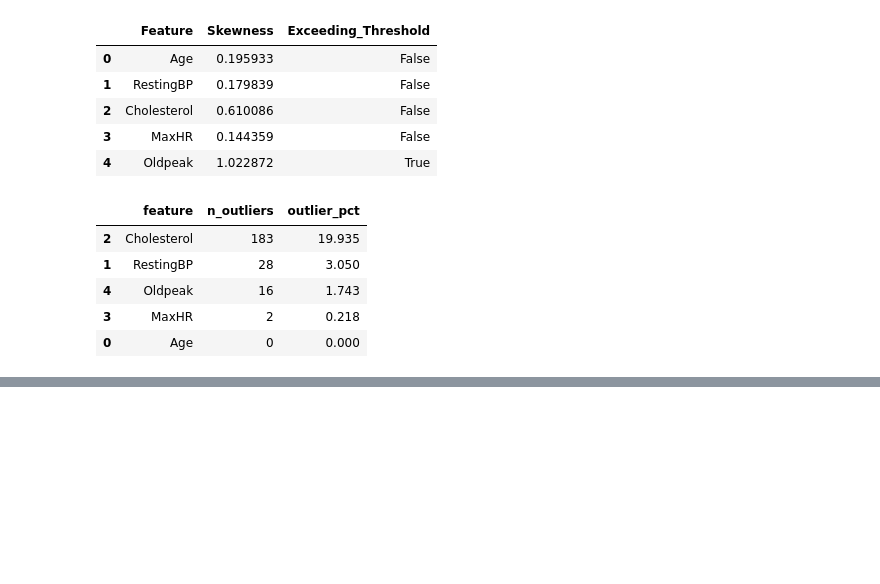
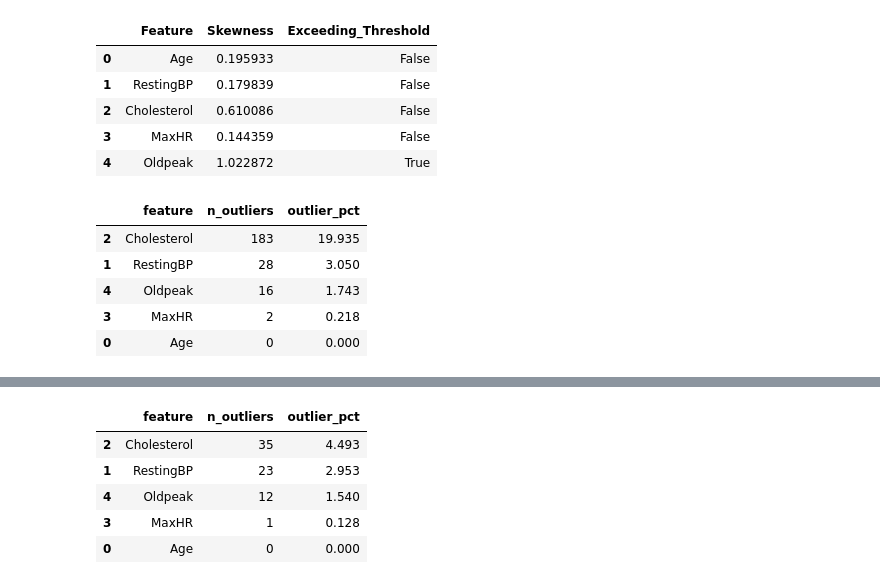
Before and after one commit to Nimaabediforud/Heart-Disease-Prediction, a Jupyter notebook: Notebooks/HDP-ML.ipynb, the cells around one changed output, grey strips where cells are left out. Saved outputs shown, nothing was run; the diff lists cells and outputs as text; code cells hidden in the pictures; blank space fills up the shorter version.

```diff
--- a/Notebooks/HDP-ML.ipynb
+++ b/Notebooks/HDP-ML.ipynb
@@ -408,0 +550,13 @@ plt.show()
+# %%
+# Check outliers of X_train after preprocessing to decide which scaler to use
+# Safe zone -> outliers < 5%
+
+f = X_train[['Age', 'RestingBP', 'Cholesterol', 'MaxHR', 'Oldpeak']]
+outlier_detector(f)
+# %% [output]
+|  | feature | n_outliers | outlier_pct |
+| 2 | Cholesterol | 35 | 4.493 |
+| 1 | RestingBP | 23 | 2.953 |
+| 4 | Oldpeak | 12 | 1.540 |
+| 3 | MaxHR | 1 | 0.128 |
+| 0 | Age | 0 | 0.000 |
```
Also changed, not shown: parts of 22 cells of this notebook, 1 other file.
